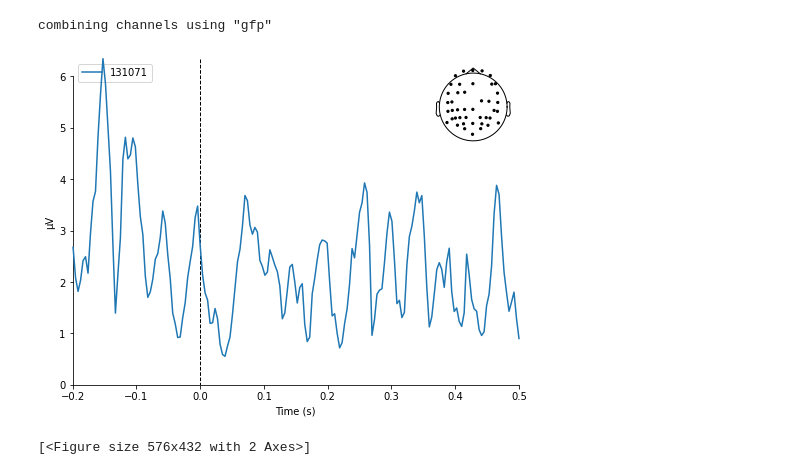
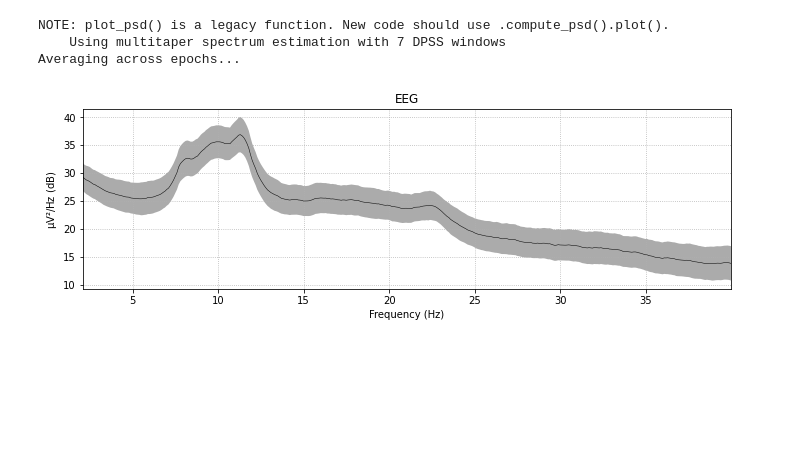
Before and after one commit to joshsalce/189_Final_Project, a Jupyter notebook: Analysis.ipynb, the cells around one changed output. Drawn from its saved outputs; the diff is of its cells as text; code cells hidden in the pictures; blank space fills up the shorter version.

```diff
--- a/Analysis.ipynb
+++ b/Analysis.ipynb
@@ -117,14 +83,8 @@ combining channels using "gfp"
-# %%
-#raw.plot_sensors(ch_type = 'eeg')
-'''
-for i in raw.ch_names:
-  epochs.plot_image(picks=i)
-'''
-evoked = epochs.average()
-
-mne.viz.plot_compare_evokeds(evoked,
-                             legend='upper left', show_sensors='upper right')
-# %% [output]
-combining channels using "gfp"
-[figure, removed]
-[<Figure size 576x432 with 2 Axes>]
+# %%
+epochs_freq_plot = epochs.plot_psd(fmin=2., fmax=40., average=True)
+epochs_freq_plot
+# %% [output]
+NOTE: plot_psd() is a legacy function. New code should use .compute_psd().plot().
+    Using multitaper spectrum estimation with 7 DPSS windows
+Averaging across epochs...
+[figure, added]
```
Also changed, not shown: parts of 15 cells of this notebook.
